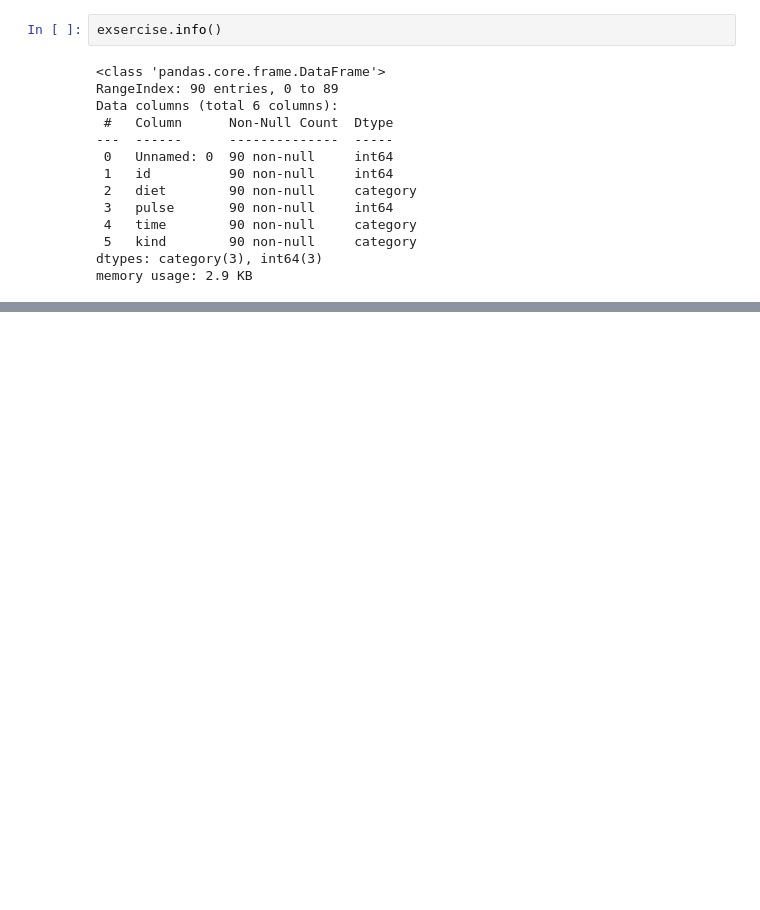
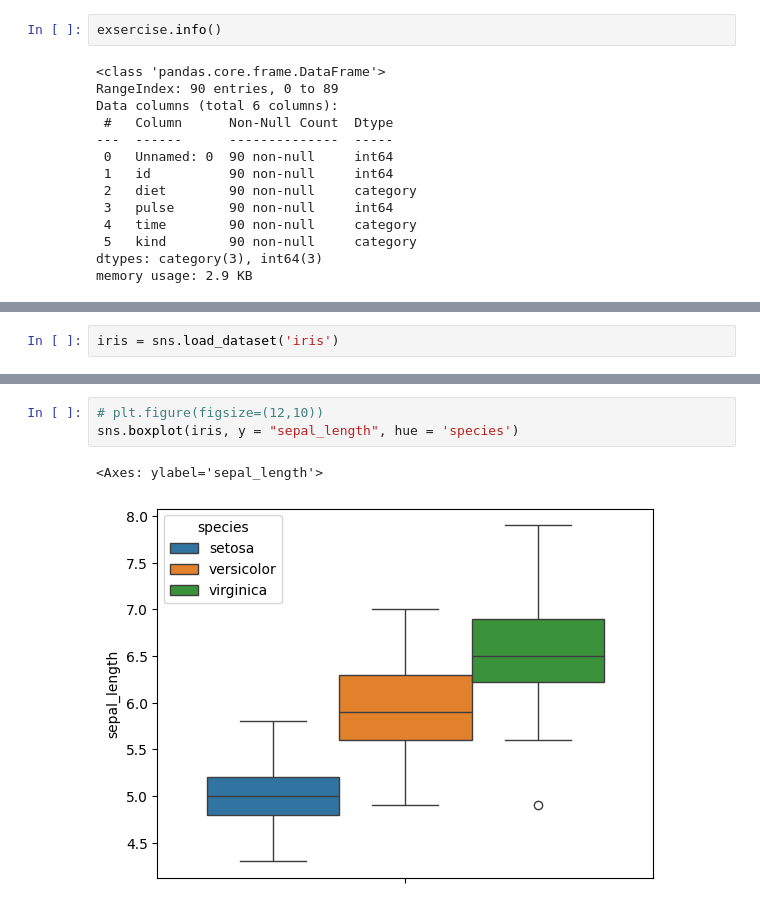
Before and after one commit to memonY49/SMIT-AI-DS-Batch-3, a Jupyter notebook: Untitled3.ipynb, the cells around one changed output, grey strips where cells are left out. Drawn from its saved outputs; the diff is of its cells as text; blank space fills up the shorter version.

```diff
--- a/Untitled3.ipynb
+++ b/Untitled3.ipynb
@@ -195,0 +206,2 @@ memory usage: 2.9 KB
+# %%
+iris = sns.load_dataset('iris')
@@ -195,0 +224,6 @@ memory usage: 2.9 KB
+# %%
+# plt.figure(figsize=(12,10))
+sns.boxplot(iris, y = "sepal_length", hue = 'species')
+# %% [output]
+<Axes: ylabel='sepal_length'>
+[figure, added]
```
Also changed, not shown: parts of 23 cells of this notebook.
